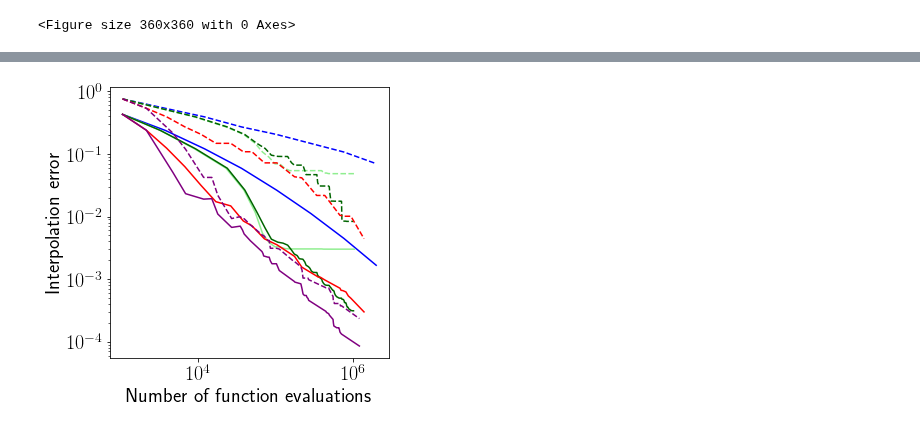
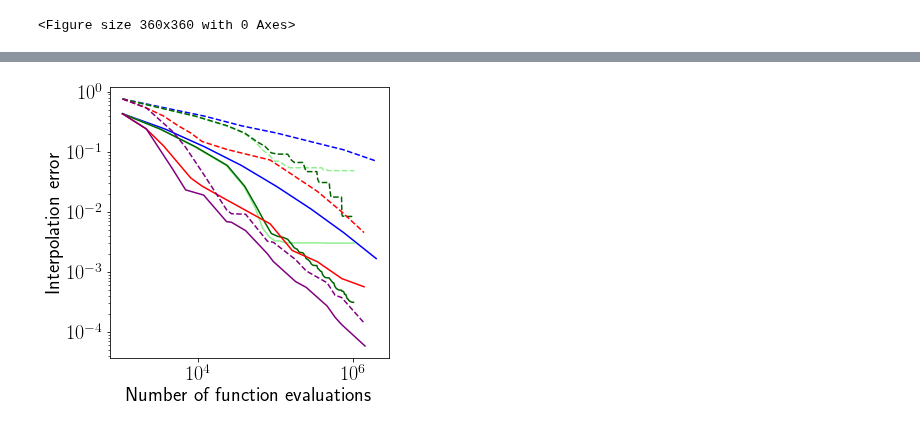
Before and after one commit to obersteiner/sparseSpACE, a Jupyter notebook: ipynb/Test_Cases_SIAM-SISC/SIAM-SISC-Plots-Interpolation.ipynb, the cells around one changed output, grey strips where cells are left out. Saved outputs shown, nothing was run; the diff lists cells and outputs as text; code cells hidden in the pictures.

Commit message:
updated figures with margin 0.5 values

```diff
--- a/ipynb/Test_Cases_SIAM-SISC/SIAM-SISC-Plots-Interpolation.ipynb
+++ b/ipynb/Test_Cases_SIAM-SISC/SIAM-SISC-Plots-Interpolation.ipynb
@@ -471,11 +401,11 @@ err_standard_1_linf = [0.758284000594561, 0.5364818745564914, 0.3918267791899291
 
-x_dimension_wise = [1053, 2133, 3897, 6693, 10870, 16845, 26197, 38018, 49188, 71174, 103278, 174184, 216108, 335933, 351980, 375580, 427835, 672588, 693430, 729747, 801788, 860380, 929630, 1371667]
-err_dimension_wise_l2 = [104.4336038346079, 58.339720003162434, 30.133304540795905, 15.26119439219252, 7.62075584044956, 4.20182296400408, 3.5997743150255177, 2.0681435550203155, 1.7296685190536458, 1.0732362322078097, 0.8613935053448363, 0.5626605505681669, 0.3786834572145323, 0.2726471459492812, 0.26242585166490967, 0.2610858057659697, 0.2363177047751484, 0.17398190974487043, 0.16121773490377922, 0.15973406698127954, 0.1520554890839152, 0.13126343637594584, 0.12040388294287993, 0.0728981542620494]
-err_dimension_wise_linf = [0.758284000594561, 0.5378819314578873, 0.3926350719746503, 0.2715698051596429, 0.20568134544016953, 0.14807447370675297, 0.14807447370675297, 0.10864899208945608, 0.10864899208945608, 0.07216536536685692, 0.07216536536685692, 0.04325806426198761, 0.04160516961985361, 0.02176410470870968, 0.02176410470870968, 0.02176410470870968, 0.02176410470870968, 0.01044536148282757, 0.01044536148282757, 0.010126136887595533, 0.010126136887595533, 0.010126136887595533, 0.010126136887595533, 0.004434461139264018]
+x_dimension_wise = [1053, 2133, 3573, 5478, 7969, 11184, 23624, 84413, 162378, 343576, 710504, 1374506]
+err_dimension_wise_l2 = [104.43360383461011, 58.339720003161382, 30.314340974974147, 15.814303121515774, 8.9159966005913844, 6.5147258503496541, 3.7993442531187469, 1.5354132302351164, 0.55396549561881081, 0.35951619134984619, 0.18802579669096595, 0.1375384842312499]
+err_dimension_wise_linf = [0.75828400059456103, 0.53788193145788732, 0.39263507197465047, 0.27177032658975409, 0.20577340239939643, 0.1481690579365712, 0.10898651609115811, 0.072935969862873512, 0.041675277103350172, 0.021893622184893602, 0.0099580719871392442, 0.0045165753040190826]
 
-x_dimension_wise_rebalance = [1053, 2133, 4674, 6852, 11713, 14923, 17813, 26912, 34733, 37107, 38997, 46827, 66295, 68401, 69670, 79046, 82070, 84954, 89092, 101776, 110600, 172657, 175789, 210373, 217555, 224293, 233704, 246638, 252686, 259544, 265418, 444246, 448458, 480107, 491582, 546840, 552564, 559788, 569794, 575464, 609154, 643048, 650218, 661546, 671200, 680828, 703534, 1195653]
-err_dimension_wise_rebalance_l2 = [104.4336038346079, 58.339720003162434, 12.465986389224865, 5.642473463651678, 4.619980620317488, 4.697487993776049, 2.6705987750469298, 1.6319904245826882, 1.7098100701025811, 1.4845642678241926, 1.2823617345077896, 1.00154412208051, 0.6706172555093975, 0.6198651861143328, 0.5705123706171811, 0.546248375694312, 0.546248375694312, 0.4763838032837665, 0.428826542157822, 0.428826542157822, 0.33490356708197316, 0.22398381420106292, 0.21822907399195993, 0.20482045941587304, 0.17081205431969093, 0.14093613945663425, 0.13341389123433883, 0.13341389123433883, 0.12400693404902018, 0.11997769626588334, 0.11147934175336945, 0.07406505588291169, 0.0716224389662397, 0.06831842248829623, 0.06450486036888597, 0.05532044154206161, 0.048620536045645736, 0.04369437142935492, 0.0426322895188867, 0.0426322895188867, 0.040677354958877164, 0.040677354958877164, 0.040677354958877164, 0.03773428687826865, 0.03491710291862772, 0.03387722654775003, 0.032245277873340215, 0.020783795600330012]
-err_dimension_wise_rebalance_linf = [0.758284000594561, 0.5378819314578873, 0.21698008740711933, 0.11898116411325782, 0.04224027073029002, 0.04224027073029002, 0.021911987665487964, 0.009298860471778747, 0.009980511598353115, 0.009247577064860735, 0.009247577064860735, 0.0074047029646983065, 0.005122162951633147, 0.0049535159766720405, 0.0049535159766720405, 0.004158927403552171, 0.004158927403552171, 0.0031183589746950346, 0.0031183589746950346, 0.0031183589746950346, 0.0030314923925911508, 0.001896807996428218, 0.001896807996428218, 0.001567044541381013, 0.001399553797827413, 0.001041501993792715, 0.001041501993792715, 0.001041501993792715, 0.001041501993792715, 0.001041501993792715, 0.0009815506997513657, 0.0007277230212652253, 0.0007277230212652253, 0.0007277230212652253, 0.0006773029020032961, 0.000528973029927382, 0.00042704159580930767, 0.00042704159580930767, 0.0004086358203411189, 0.0004086358203411189, 0.0004086358203411189, 0.0004086358203411189, 0.0004086358203411189, 0.0004086358203411189, 0.0004086358203411189, 0.0003751781683974942, 0.0003751781683974942, 0.00023459507760170695]
+x_dimension_wise_rebalance = [1053, 2133, 4674, 6852, 11713, 23156, 26762, 40737, 77936, 92722, 179905, 245906, 459099, 581377, 704844, 1414181]
+err_dimension_wise_rebalance_l2 = [104.43360383461011, 58.339720003161382, 12.465986389224959, 5.6424734636517453, 4.6199806203175138, 1.6679443202650828, 1.6319904245826968, 1.182611938411829, 0.48637453195011821, 0.36227692414487139, 0.16772502647989643, 0.13461265226579169, 0.065663263362447349, 0.04263228951888684, 0.032380283470083163, 0.014196149793540235]
+err_dimension_wise_rebalance_linf = [0.75828400059456103, 0.53788193145788732, 0.21698008740711933, 0.11898116411325782, 0.042240270730290019, 0.010817929848198071, 0.0092988604717787471, 0.0091316522668927758, 0.0032394718546518986, 0.0031183589746950346, 0.0016023326430056883, 0.001041501993792715, 0.00065887812547504865, 0.00040863582034111889, 0.00037517816839749418, 0.00013592045266574981]
 
 x_sgpp = [1053, 3233, 8923, 22776, 38652, 54156, 67256, 81626, 97280, 112520, 130790, 150368, 171068, 192222, 213870, 233636, 254634, 277012, 297844, 313636, 335565, 357017, 375293, 391166, 411862, 435962, 451145, 461007, 479721, 500011, 516240, 526773, 539587, 575985, 643689, 689207, 739933, 802103, 875997, 960579, 993519, 1028239]
 error_sgpp_l2 =[104.43360383460788, 57.89100404597281, 29.440238787777094, 14.394529749988617, 6.467850443114315, 2.841566140943239, 1.316605217566238, 0.9395349048867961, 0.800061347414979, 0.7959696523911183, 0.7492341638796116, 0.7394915949448378, 0.7394915949448378, 0.7394915949448378, 0.7394915949448378, 0.7394915949448378, 0.7394915949448378, 0.7394915949448378, 0.7394915949448378, 0.7394915949448378, 0.7394915949448378, 0.7394915949448378, 0.7394915949448378, 0.7393717663720536, 0.7340101026547785, 0.7340101026547785, 0.7340101026547785, 0.7336834172461302, 0.7333033607477812, 0.7333033607477812, 0.7333033607477812, 0.7332529410184331, 0.7332529410184331, 0.7332529410184331, 0.7332529410184331, 0.7332529410184331, 0.7332529410184331, 0.7332529410184331, 0.7332529410184331, 0.7332529410184331, 0.7332529410184331, 0.7332529410184331]
@@ -490,31 +420,31 @@ normalized_l2_error_sgpp_volume = np.asarray(error_sgpp_l2_volume) / 3**5
 normalized_l2_error_standard = np.asarray(err_standard_1_l2) / 3**5
 plt.loglog(x_standard_1, normalized_l2_error_standard, color="blue" , label="$L_2$ error Standard Combi lmin=1")
 plt.loglog(x_standard_1, err_standard_1_linf, linestyle="dashed", color="blue", label="$L_{max}$ error Standard Combi lmin=1")
 plt.loglog(x_sgpp, normalized_l2_error_sgpp, color="lightgreen", label="$L_{2}$ error sparse grid")
 plt.loglog(x_sgpp, error_sgpp_linf, linestyle="dashed", color="lightgreen", label="$L_{max}$ error sparse grid")
 plt.loglog(x_sgpp_volume, normalized_l2_error_sgpp_volume, color="darkgreen", label="$L_{2}$ error sparse grid volume refinement")
 plt.loglog(x_sgpp_volume, error_sgpp_linf_volume, linestyle="dashed", color="darkgreen", label="$L_{max}$ error sparse grid volume refinement")
 #plt.loglog(x_standard_2,err_standard_2, label="Standard Combi lmin=2")
 #plt.loglog(x_standard_3,err_standard_3, label="Standard Combi lmin=3")
 normalized_l2_error = np.asarray(err_dimension_wise_l2) / 3**5
 
 normalized_l2_error_rebalance = np.asarray(err_dimension_wise_rebalance_l2) / 3**5
 
 plt.loglog(x_dimension_wise, normalized_l2_error, color="red", label="$L_2$ error Dimension-wise refinement")
 plt.loglog(x_dimension_wise, err_dimension_wise_linf, linestyle="dashed", color="red", label="$L_{max}$ error Dimension-wise refinement")
 
 plt.loglog(x_dimension_wise_rebalance, normalized_l2_error_rebalance, color="purple", label="$L_2$ error Dimension-wise refinement rebalance")
 plt.loglog(x_dimension_wise_rebalance, err_dimension_wise_rebalance_linf, linestyle="dashed", color="purple", label="$L_{max}$ error Dimension-wise refinement rebalance")
 
 #plt.loglog(x_adaptive_split,err_adaptive_split, label="Extend-Split depth=4")
 #plt.loglog(x_adaptive_split,err_surplus_split, '--', label="Extend-Split depth=4 surplusses")
 #plt.loglog(x_adaptive_auto,err_adaptive_auto, label="Extend-Split auto")
 #plt.loglog(x_adaptive_auto,err_surplus_auto, '--', label="Extend-Split auto surplusses")
 
 #plt.legend(bbox_to_anchor=(1,1))
 plt.xlabel('Number of function evaluations')
 plt.ylabel('Interpolation error')
 plt.savefig("expvar_convergence_inter.pdf", bbox_inches='tight')
 plt.show()
 # %% [output]
-[figure, old version]
+[figure, new version]
```
Also changed, not shown: parts of 6 cells of this notebook, 1 other file.
